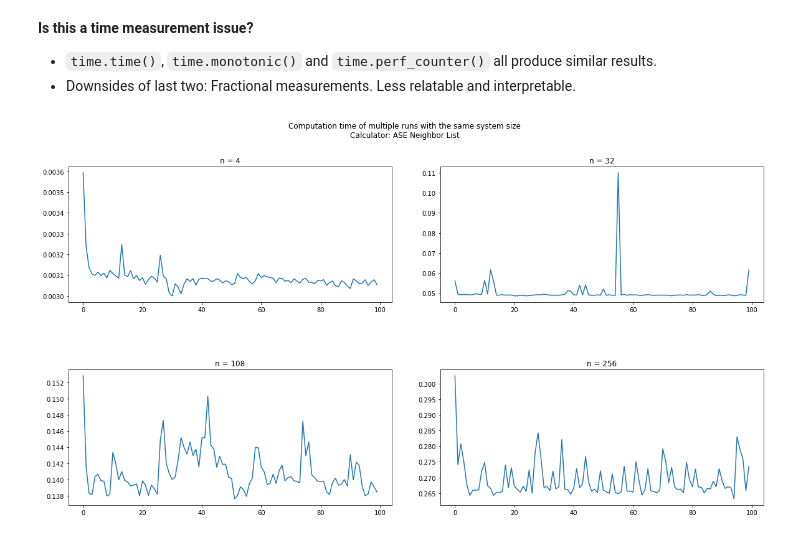
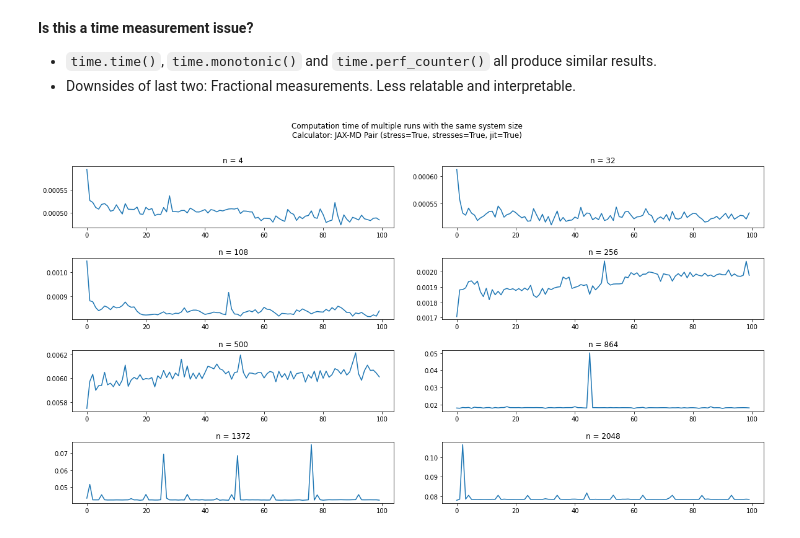
Before and after one commit to fabiannagel/gknet-benchmarks, a Jupyter notebook: misc/Result visualizations.ipynb, the cells around one changed output. Drawn from its saved outputs; the diff is of its cells as text; code cells hidden in the pictures.

```diff
--- a/misc/Result visualizations.ipynb
+++ b/misc/Result visualizations.ipynb
@@ -87,9 +86,9 @@ plot_runtime_variances(single_calculator_results)
 - `time.time()`, `time.monotonic()` and `time.perf_counter()` all produce similar results.
 - Downsides of last two: Fractional measurements. Less relatable and interpretable.
 # %%
-old_results = load_results_from_pickle("../results/100_runs_old/results_100_runs.pickle")
-description = "ASE Neighbor List"
+old_results = load_results_from_pickle("../results/runtime_investigation_100_runs/results_runtime_investigation_100_runs.pickle")
+description = "JAX-MD Pair (stress=True, stresses=True, jit=True)"
 single_calculator_results = list(filter(lambda r: r.calculator.description == description, old_results))
 plot_runtime_variances(single_calculator_results)
 # %% [output]
-[figure, old version]
+[figure, new version]
```
Also changed, not shown: parts of 5 cells of this notebook, 7 other files.
